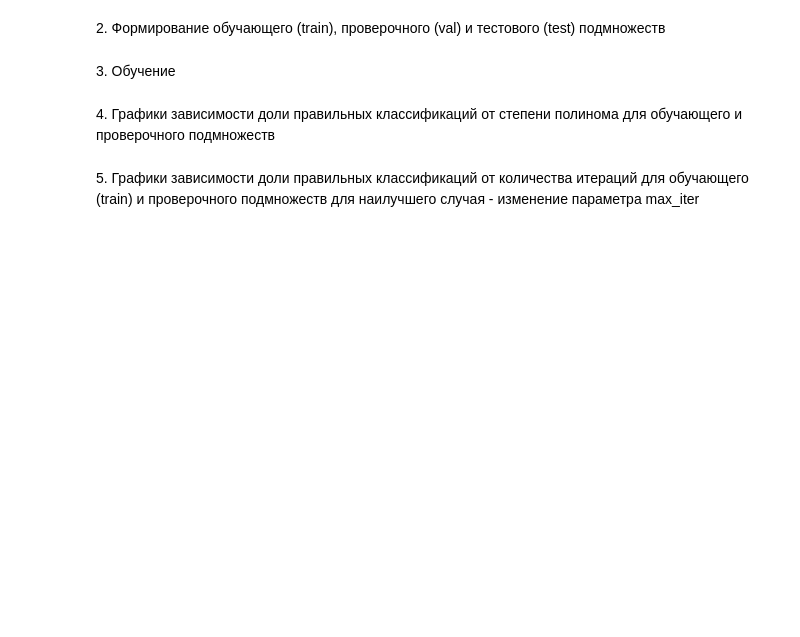
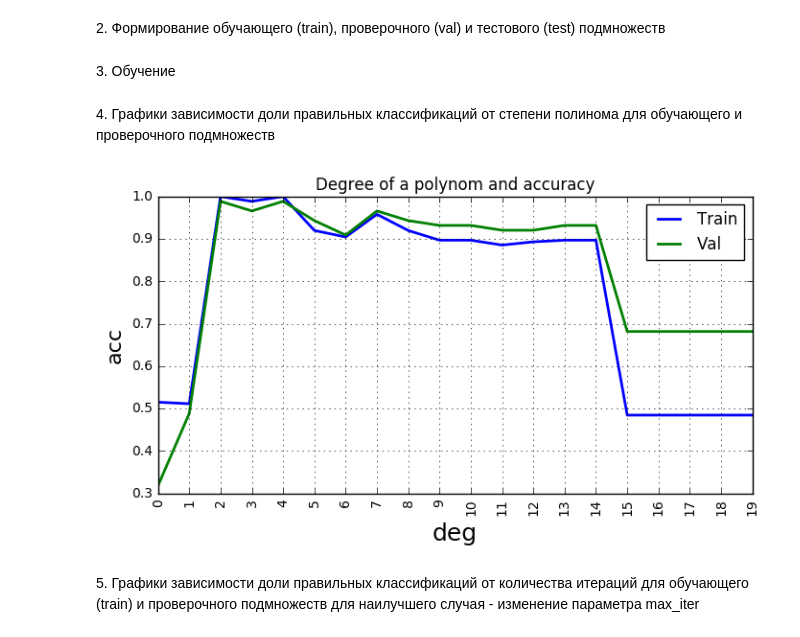
Before and after one commit to Sinopsys/IDAHSE-2017, a Jupyter notebook: Assignment_2/Assignment_2.ipynb, the cells around one changed output. Drawn from its saved outputs; the diff is of its cells as text; code cells hidden in the pictures; blank space fills up the shorter version.

```diff
--- a/Assignment_2/Assignment_2.ipynb
+++ b/Assignment_2/Assignment_2.ipynb
@@ -206,15 +202,13 @@ plot_deg_train_val('Degree of a polynom and MSE', 'Degree of a polynom', 'MSE',
 # %% [markdown]
 <p>5. Графики зависимости R-квадрата от степени полинома для обучающего и проверочного подмножеств</p>
 # %%
-# Для способов 1 и 2
+train, val = [], []
 
-deg, train, val = [i for i in range(0,26)], [], []
-
-for i in deg:
+for i in range(0, 26):
     train_res, val_res = lin_regr_fit_metrics(i, x_train, y_train, x_val, y_val, metric=2)
     train.append(np.mean(train_res))
     val.append(np.mean(val_res))
 
 
-plot_deg_train_val('$R^2$ score depending on the degree of polynom', 'Degree of a polynom', '$R^2$', deg, train, val)
+plot_deg_train_val('$R^2$ score depending on the degree of polynom', 'Degree of a polynom', '$R^2$', range(0, 26), train, val)
 # %% [output]
@@ -281,12 +271,14 @@ plt.show()
 <p>2. Формирование обучающего (train), проверочного (val) и тестового (test) подмножеств</p>
 # %%
 # Способ 1
+x = list(zip(df['X1'], df['X2']))
+y = df['Y'].values
 x_train_init, x_test, y_train_init, y_test = cross_validation.train_test_split(x, y, test_size=0.3, random_state=0)
 x_train, x_val, y_train, y_val = cross_validation.train_test_split(x_train_init, y_train_init, test_size=0.25, random_state=0)
 
 # Способ 2
 # Воспользоваться KFold с параметрами n=len(x_train_init), n_folds=4, shuffle=True, random_state=0
-
+kf = KFold(n=len(x_train_init), n_folds=4, shuffle=True, random_state=0)
 #Ваш код
 # %% [markdown]
 <p>3. Обучение</p>
@@ -313,2 +330,13 @@ x_train, x_val, y_train, y_val = cross_validation.train_test_split(x_train_init,
+# %%
+train, val = [], []
+for i in range(0, 20):
+    trainRes, valRes = log_regr_score(x_train, y_train, x_val, y_val, deg=i)
+
+    train.append(trainRes)
+    val.append(valRes)
+
+plot_deg_train_val('Degree of a polynom and accuracy', 'deg', 'acc', range(0, 20), train, val)
+# %% [output]
+[figure, added]
 # %% [markdown]
 <p>5. Графики зависимости доли правильных классификаций от количества итераций для обучающего (train) и проверочного подмножеств для наилучшего случая - изменение параметра max_iter</p>
```
Also changed, not shown: parts of 22 cells of this notebook.
